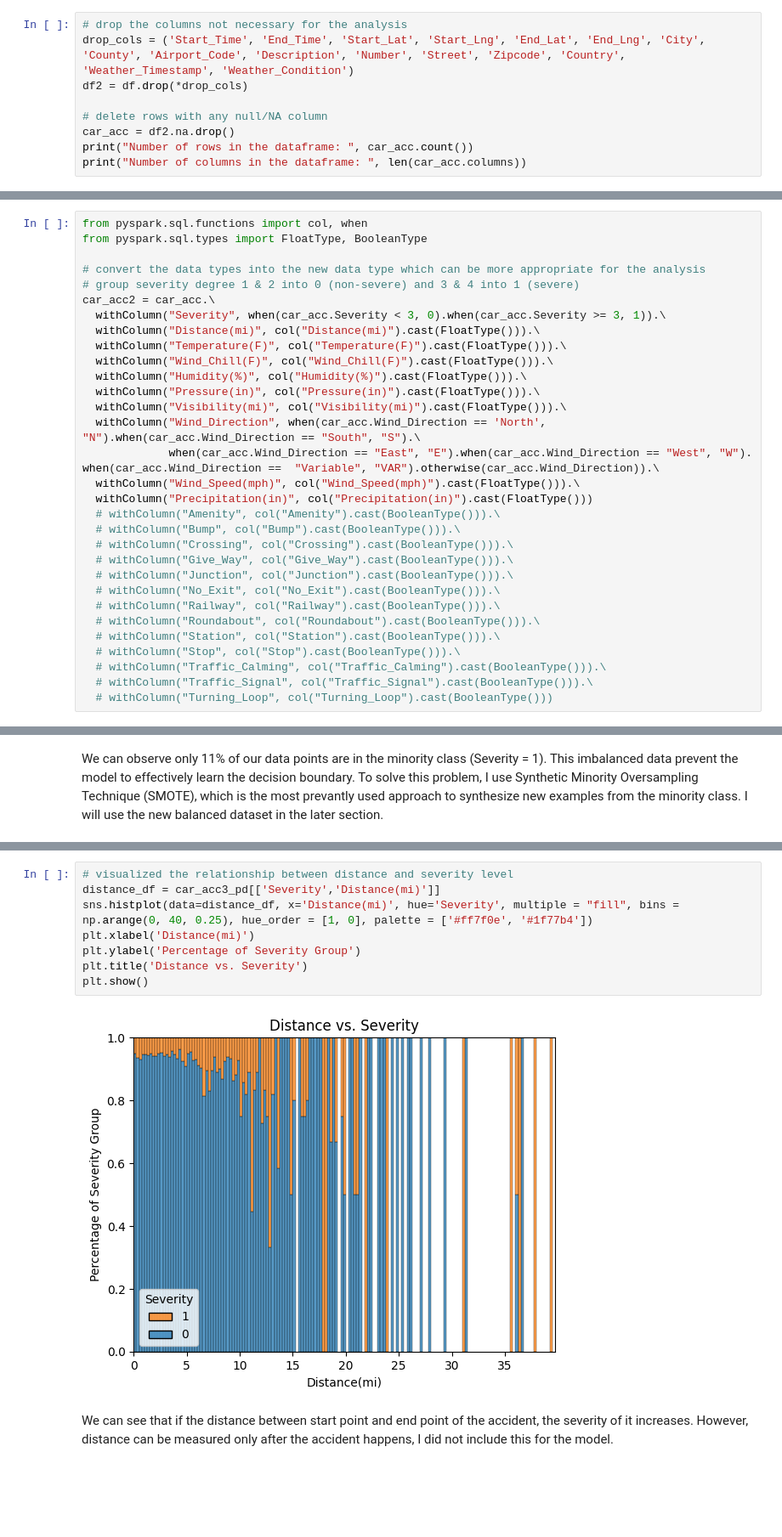
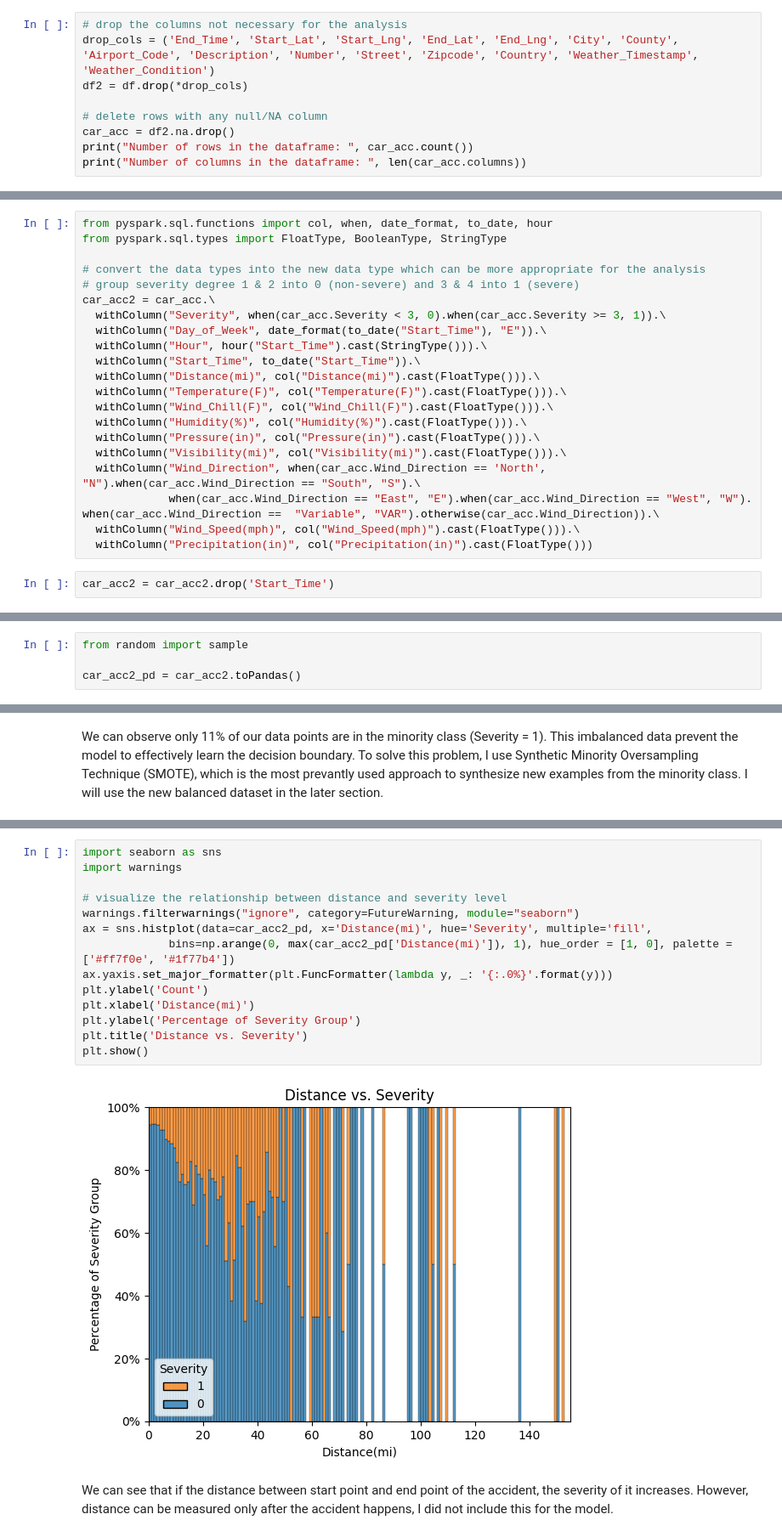
Before and after one commit to harimshin/data-science-portfolio, a Jupyter notebook: machine_learning_binary_classification_with_SMOTE_prediction_model_for_the_severity_of_car_accidents.ipynb, the cells around one changed output, grey strips where cells are left out. Shown at 85% size. Saved outputs shown, nothing was run; the diff lists cells and outputs as text; blank space fills up the shorter version.

```diff
--- a/machine_learning_binary_classification_with_SMOTE_prediction_model_for_the_severity_of_car_accidents.ipynb
+++ b/machine_learning_binary_classification_with_SMOTE_prediction_model_for_the_severity_of_car_accidents.ipynb
@@ -71,6 +52,6 @@ only showing top 5 rows
 # %%
 # drop the columns not necessary for the analysis
-drop_cols = ('Start_Time', 'End_Time', 'Start_Lat', 'Start_Lng', 'End_Lat', 'End_Lng', 'City', 'County', 'Airport_Code', 'Description', 'Number', 'Street', 'Zipcode', 'Country', 'Weather_Timestamp', 'Weather_Condition')
+drop_cols = ('End_Time', 'Start_Lat', 'Start_Lng', 'End_Lat', 'End_Lng', 'City', 'County', 'Airport_Code', 'Description', 'Number', 'Street', 'Zipcode', 'Country', 'Weather_Timestamp', 'Weather_Condition')
 df2 = df.drop(*drop_cols)
 
 # delete rows with any null/NA column
@@ -83,11 +64,14 @@ Number of columns in the dataframe:  31
 # %%
-from pyspark.sql.functions import col, when
-from pyspark.sql.types import FloatType, BooleanType
+from pyspark.sql.functions import col, when, date_format, to_date, hour
+from pyspark.sql.types import FloatType, BooleanType, StringType
 
 # convert the data types into the new data type which can be more appropriate for the analysis
 # group severity degree 1 & 2 into 0 (non-severe) and 3 & 4 into 1 (severe)
 car_acc2 = car_acc.\
   withColumn("Severity", when(car_acc.Severity < 3, 0).when(car_acc.Severity >= 3, 1)).\
+  withColumn("Day_of_Week", date_format(to_date("Start_Time"), "E")).\
+  withColumn("Hour", hour("Start_Time").cast(StringType())).\
+  withColumn("Start_Time", to_date("Start_Time")).\
   withColumn("Distance(mi)", col("Distance(mi)").cast(FloatType())).\
   withColumn("Temperature(F)", col("Temperature(F)").cast(FloatType())).\
   withColumn("Wind_Chill(F)", col("Wind_Chill(F)").cast(FloatType())).\
@@ -98,19 +82,8 @@ car_acc2 = car_acc.\
              when(car_acc.Wind_Direction == "East", "E").when(car_acc.Wind_Direction == "West", "W"). when(car_acc.Wind_Direction ==  "Variable", "VAR").otherwise(car_acc.Wind_Direction)).\
   withColumn("Wind_Speed(mph)", col("Wind_Speed(mph)").cast(FloatType())).\
   withColumn("Precipitation(in)", col("Precipitation(in)").cast(FloatType()))
-  # withColumn("Amenity", col("Amenity").cast(BooleanType())).\
-  # withColumn("Bump", col("Bump").cast(BooleanType())).\
-  # withColumn("Crossing", col("Crossing").cast(BooleanType())).\
-  # withColumn("Give_Way", col("Give_Way").cast(BooleanType())).\
-  # withColumn("Junction", col("Junction").cast(BooleanType())).\
-  # withColumn("No_Exit", col("No_Exit").cast(BooleanType())).\
-  # withColumn("Railway", col("Railway").cast(BooleanType())).\
-  # withColumn("Roundabout", col("Roundabout").cast(BooleanType())).\
-  # withColumn("Station", col("Station").cast(BooleanType())).\
-  # withColumn("Stop", col("Stop").cast(BooleanType())).\
-  # withColumn("Traffic_Calming", col("Traffic_Calming").cast(BooleanType())).\
-  # withColumn("Traffic_Signal", col("Traffic_Signal").cast(BooleanType())).\
-  # withColumn("Turning_Loop", col("Turning_Loop").cast(BooleanType()))
+# %%
+car_acc2 = car_acc2.drop('Start_Time')
 # %%
 # print schema of newly transformed variables
 car_acc2.printSchema()
@@ -179,2 +150,6 @@ car_acc3_pd = car_acc3.toPandas()
+# %%
+from random import sample
+
+car_acc2_pd = car_acc2.toPandas()
 # %%
 import pandas as pd
@@ -253,13 +256,19 @@ We can observe only 11% of our data points are in the minority class (Severity =
 # %%
-# visualized the relationship between distance and severity level
-distance_df = car_acc3_pd[['Severity','Distance(mi)']]
-sns.histplot(data=distance_df, x='Distance(mi)', hue='Severity', multiple = "fill", bins = np.arange(0, 40, 0.25), hue_order = [1, 0], palette = ['#ff7f0e', '#1f77b4'])
+import seaborn as sns
+import warnings
+
+# visualize the relationship between distance and severity level
+warnings.filterwarnings("ignore", category=FutureWarning, module="seaborn")
+ax = sns.histplot(data=car_acc2_pd, x='Distance(mi)', hue='Severity', multiple='fill',
+             bins=np.arange(0, max(car_acc2_pd['Distance(mi)']), 1), hue_order = [1, 0], palette = ['#ff7f0e', '#1f77b4'])
+ax.yaxis.set_major_formatter(plt.FuncFormatter(lambda y, _: '{:.0%}'.format(y)))
+plt.ylabel('Count')
 plt.xlabel('Distance(mi)')
 plt.ylabel('Percentage of Severity Group')
 plt.title('Distance vs. Severity')
 plt.show()
 # %% [output]
-[figure, old version]
+[figure, new version]
 # %% [markdown]
 We can see that if the distance between start point and end point of the accident, the severity of it increases. However, distance can be measured only after the accident happens, I did not include this for the model.
 # %%
```
Also changed, not shown: parts of 54 cells of this notebook.
